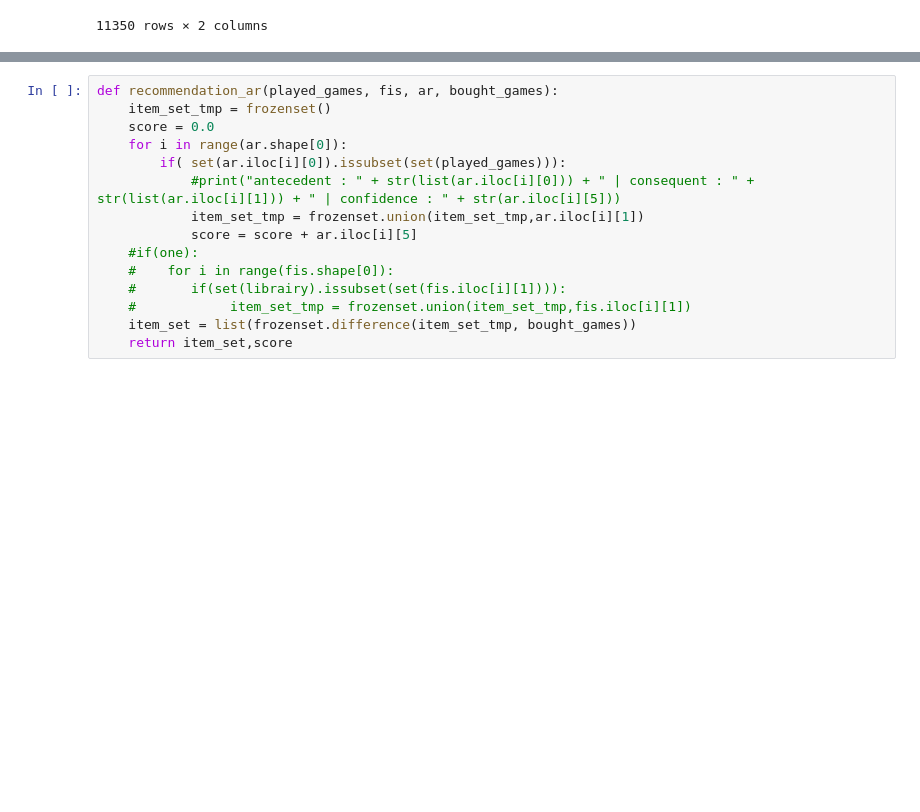
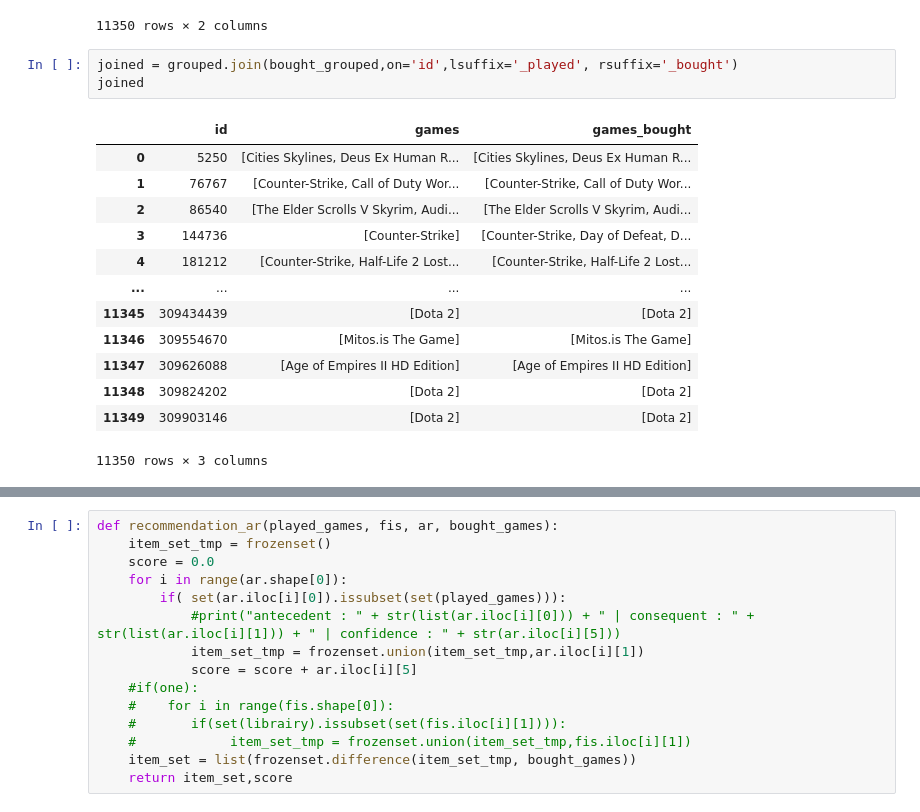
Before and after one commit to Vbardusco/sd201-steam-recommendations, a Jupyter notebook: kaggle_dataset/fis_progress.ipynb, the cells around one changed output, grey strips where cells are left out. Drawn from its saved outputs; the diff is of its cells as text; blank space fills up the shorter version.

```diff
--- a/kaggle_dataset/fis_progress.ipynb
+++ b/kaggle_dataset/fis_progress.ipynb
@@ -59,6 +56,23 @@ grouped
 | 11348 | 309824202 | [Dota 2] |
 | 11349 | 309903146 | [Dota 2] |
 11350 rows × 2 columns
+# %%
+joined = grouped.join(bought_grouped,on='id',lsuffix='_played', rsuffix='_bought')
+joined
+# %% [output]
+|  | id | games | games_bought |
+| 0 | 5250 | [Cities Skylines, Deus Ex Human R... | [Cities Skylines, Deus Ex Human R... |
+| 1 | 76767 | [Counter-Strike, Call of Duty Wor... | [Counter-Strike, Call of Duty Wor... |
+| 2 | 86540 | [The Elder Scrolls V Skyrim, Audi... | [The Elder Scrolls V Skyrim, Audi... |
+| 3 | 144736 | [Counter-Strike] | [Counter-Strike, Day of Defeat, D... |
+| 4 | 181212 | [Counter-Strike, Half-Life 2 Lost... | [Counter-Strike, Half-Life 2 Lost... |
+| ... | ... | ... | ... |
+| 11345 | 309434439 | [Dota 2] | [Dota 2] |
+| 11346 | 309554670 | [Mitos.is The Game] | [Mitos.is The Game] |
+| 11347 | 309626088 | [Age of Empires II HD Edition] | [Age of Empires II HD Edition] |
+| 11348 | 309824202 | [Dota 2] | [Dota 2] |
+| 11349 | 309903146 | [Dota 2] | [Dota 2] |
+11350 rows × 3 columns
 # %%
 
 te = TransactionEncoder()
```
Also changed, not shown: parts of 22 cells of this notebook.
